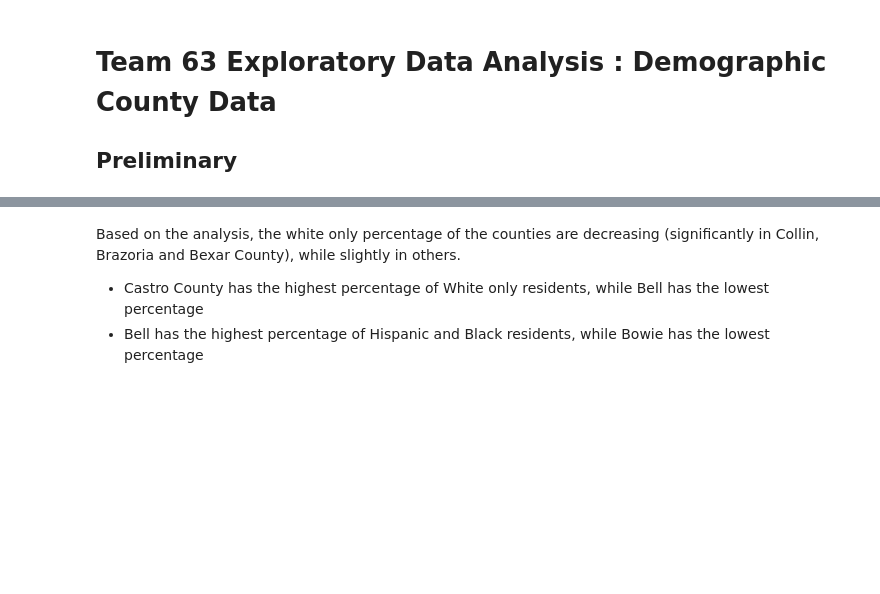
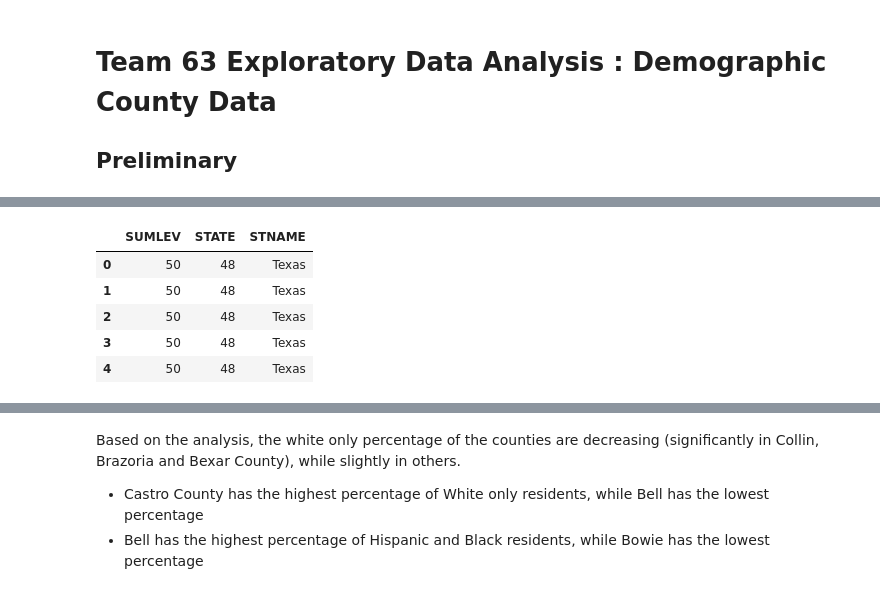
Before and after one commit to kymayodeji/texascensus, a Jupyter notebook: EDA_Demographics_2022.ipynb, the cells around one changed output, grey strips where cells are left out. Saved outputs shown, nothing was run; the diff lists cells and outputs as text; code cells hidden in the pictures; blank space fills up the shorter version.

```diff
--- a/EDA_Demographics_2022.ipynb
+++ b/EDA_Demographics_2022.ipynb
@@ -18 +27,12 @@ df_demo.tail()
+# %%
+# Look for unnecessary columns, like the ones with the same State info repeated
+unique_cols = [c for c in list(df_demo) if len(df_demo[c].unique()) == 1]
+df_demo[unique_cols].head()
+# %% [output]
+|  | SUMLEV | STATE | STNAME |
+| 0 | 50 | 48 | Texas |
+| 1 | 50 | 48 | Texas |
+| 2 | 50 | 48 | Texas |
+| 3 | 50 | 48 | Texas |
+| 4 | 50 | 48 | Texas |
 # %%
```
Also changed, not shown: parts of 21 cells of this notebook.
